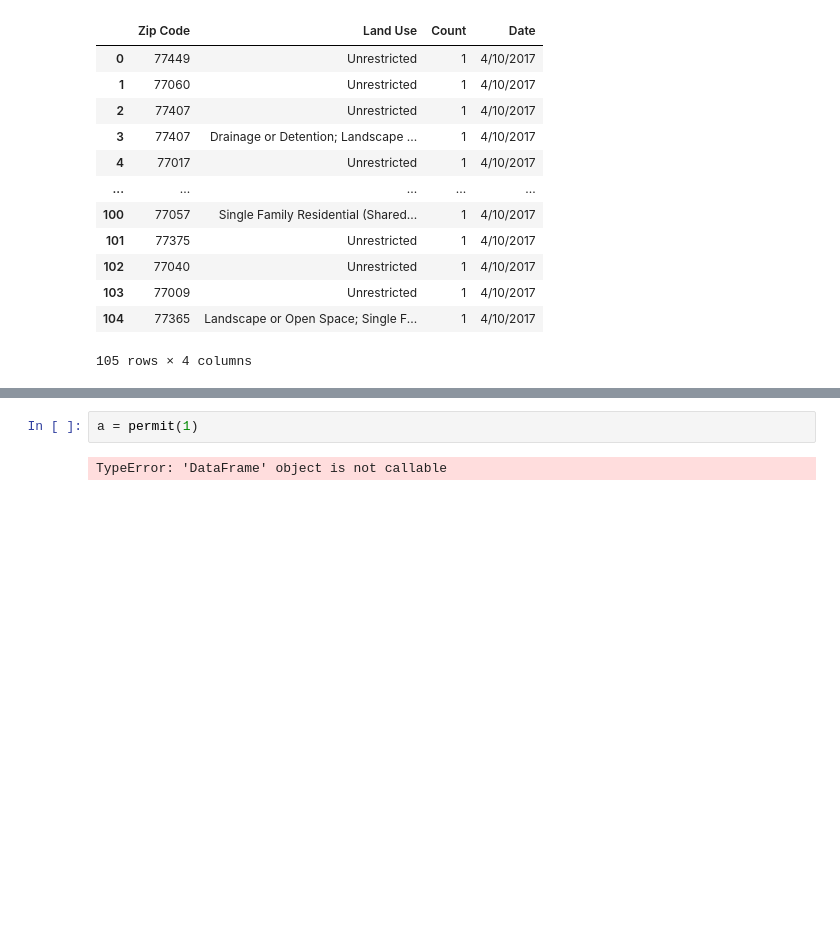
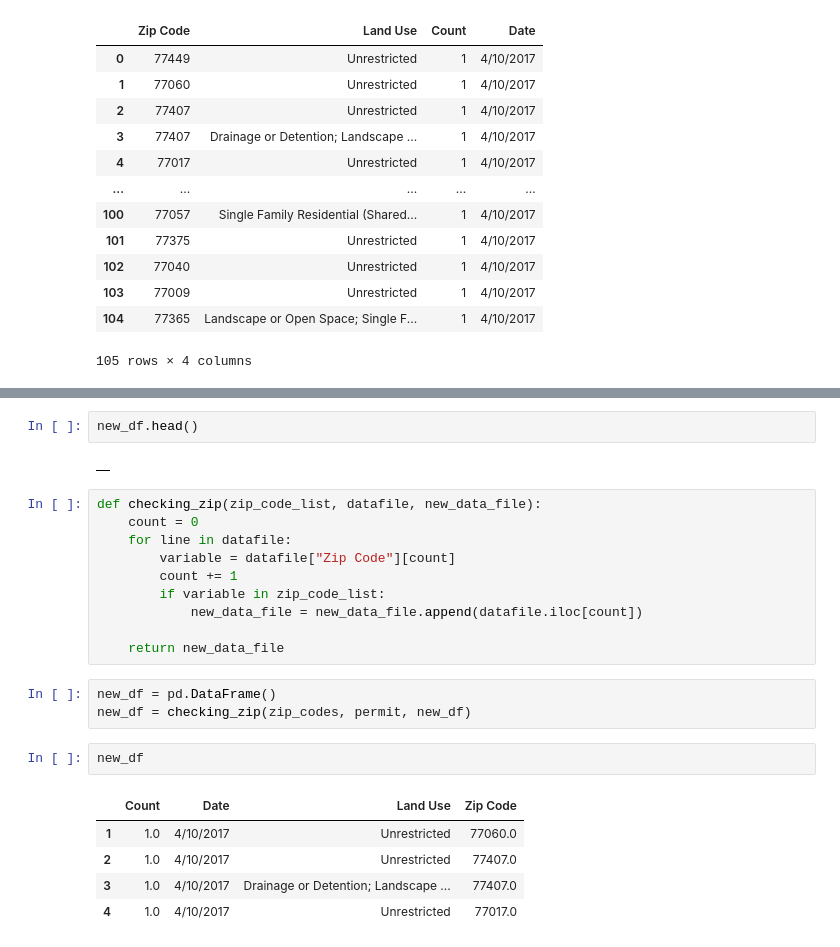
Before and after one commit to dovu93/Real_Estate_Investment_Identifier, a Jupyter notebook: Notebooks/Filter_Zip_Code_Vu.ipynb, the cells around one changed output, grey strips where cells are left out. Drawn from its saved outputs; the diff is of its cells as text; blank space fills up the shorter version.

```diff
--- a/Notebooks/Filter_Zip_Code_Vu.ipynb
+++ b/Notebooks/Filter_Zip_Code_Vu.ipynb
@@ -119,4 +153,25 @@ TypeError: string indices must be integers
-# %%
-a = permit(1)
-# %% [output]
-TypeError: 'DataFrame' object is not callable
+# %%
+new_df.head()
+# %% [output]
+|  |
+# %%
+def checking_zip(zip_code_list, datafile, new_data_file):
+    count = 0
+    for line in datafile:
+        variable = datafile["Zip Code"][count]
+        count += 1
+        if variable in zip_code_list:
+            new_data_file = new_data_file.append(datafile.iloc[count])
+
+    return new_data_file
+# %%
+new_df = pd.DataFrame()
+new_df = checking_zip(zip_codes, permit, new_df)
+# %%
+new_df
+# %% [output]
+|  | Count | Date | Land Use | Zip Code |
+| 1 | 1.0 | 4/10/2017 | Unrestricted | 77060.0 |
+| 2 | 1.0 | 4/10/2017 | Unrestricted | 77407.0 |
+| 3 | 1.0 | 4/10/2017 | Drainage or Detention; Landscape ... | 77407.0 |
+| 4 | 1.0 | 4/10/2017 | Unrestricted | 77017.0 |
```
Also changed, not shown: parts of 5 cells of this notebook.
